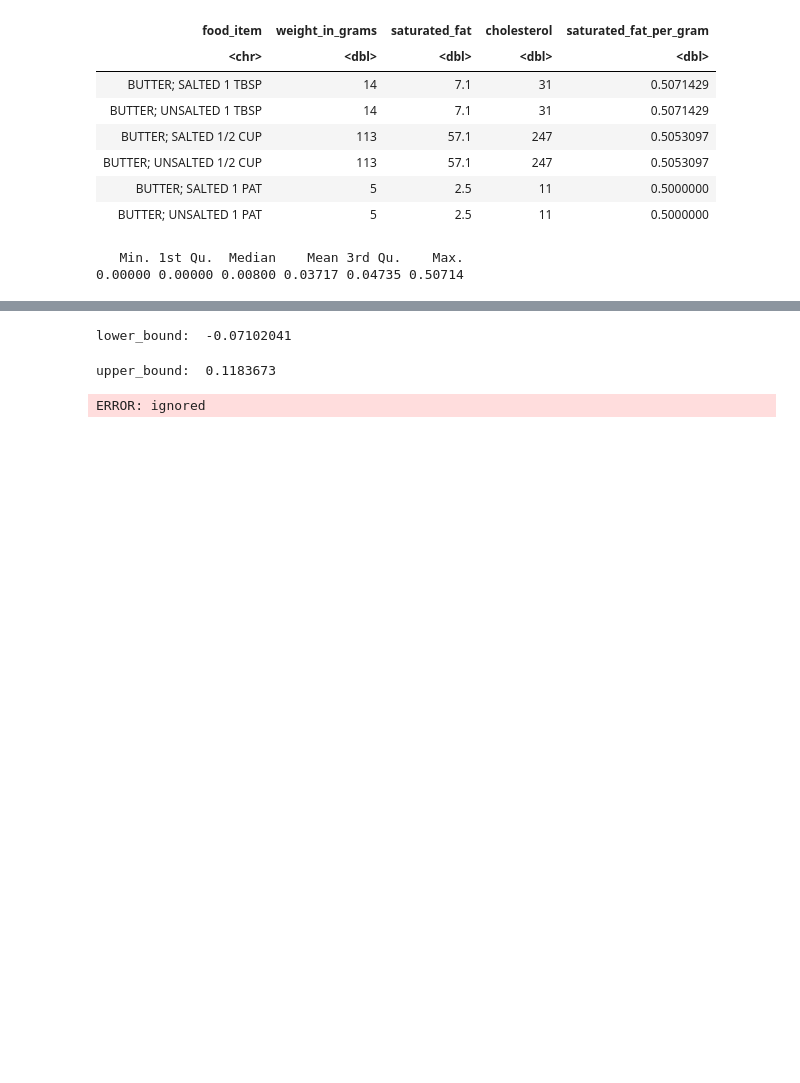
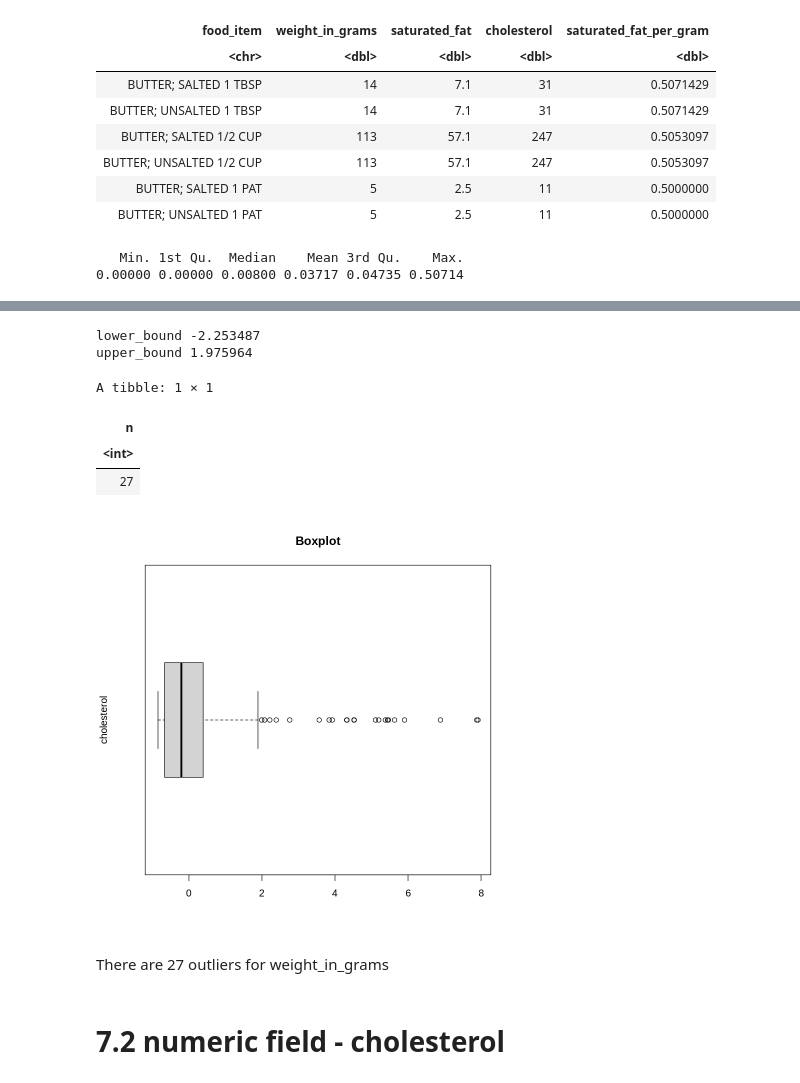
Before and after one commit to sg758253/IDS, a Jupyter notebook: HW4/problem2_r.ipynb, the cells around one changed output, grey strips where cells are left out. Saved outputs shown, nothing was run; the diff lists cells and outputs as text; code cells hidden in the pictures; blank space fills up the shorter version.

```diff
--- a/HW4/problem2_r.ipynb
+++ b/HW4/problem2_r.ipynb
@@ -81,0 +153,5 @@ IQR
+# %%
+mean = mean(df$weight_in_grams)
+std = sd(df$weight_in_grams)
+df['weight_in_grams1'] = (df$weight_in_grams-mean)/std
+head(df)
@@ -82,16 +168,28 @@ IQR
 # %%
-#lower and upper bound of outliers
-lower_bound=q1-(1.5 * IQR)
-upper_bound=q3 +(1.5 * IQR)
+# finding upper and lower bound
+q1 <- quantile(df$weight_in_grams1,0.25)
+q3 <- quantile(df$weight_in_grams1,0.75)
+IQR <- q3-q1
+lower_bound<-q1-(1.5 * IQR)
+upper_bound<-q3 +(1.5 * IQR)
+cat('lower_bound',lower_bound)
+cat('\nupper_bound',upper_bound)
+# %% [output]
+lower_bound -2.253487
+upper_bound 1.975964
-# %%
-cat("lower_bound: ", lower_bound)
-# %% [output]
-lower_bound:  -0.07102041
-# %%
-cat("upper_bound: ", upper_bound)
-# %% [output]
-upper_bound:  0.1183673
 # %%
-df[(df.saturated_fat_per_gram<lower_bound) | (df.saturated_fat_per_gram> upper_bound) ]
+df_weight_in_grams1 <- df[(df$weight_in_grams1< lower_bound) | (df$weight_in_grams1> upper_bound),]
+count(df_weight_in_grams1)
 # %% [output]
-ERROR: ignored
+A tibble: 1 × 1
+| n |
+| <int> |
+| 27 |
+# %%
+boxplot(df$weight_in_grams1,ylab = "cholesterol",main = "Boxplot",horizontal = TRUE)
+# %% [output]
+[figure, added]
+# %% [markdown]
+There are 27 outliers for weight_in_grams
+# %% [markdown]
+# 7.2 numeric field - cholesterol
```
Also changed, not shown: parts of 26 cells of this notebook.
